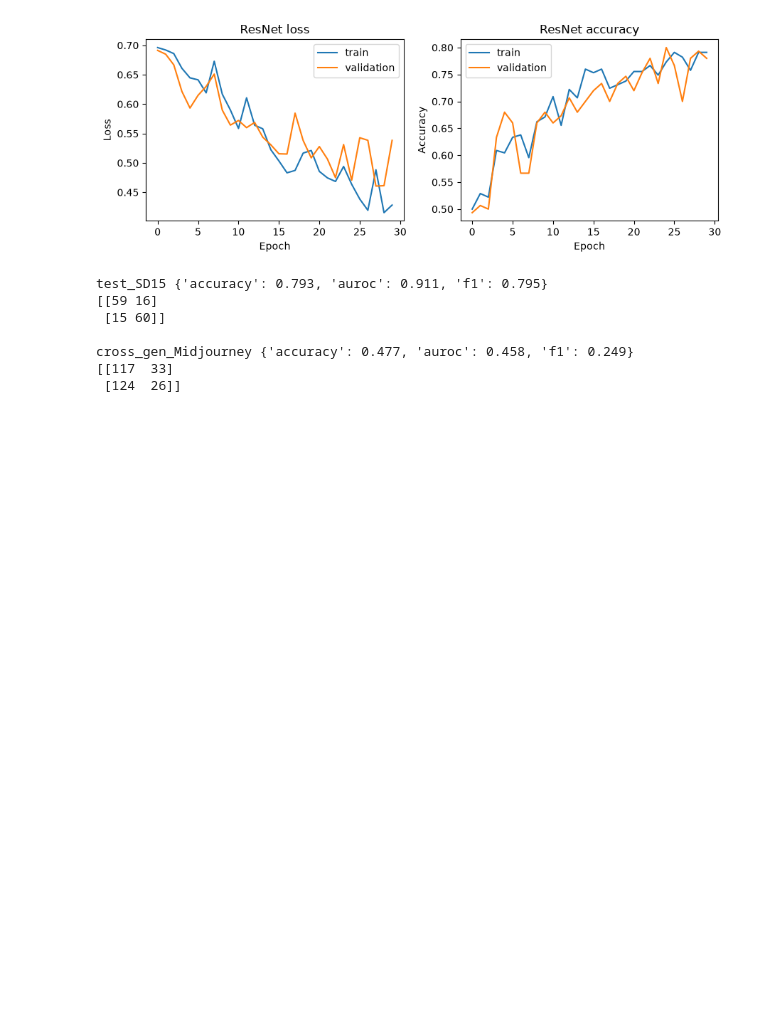
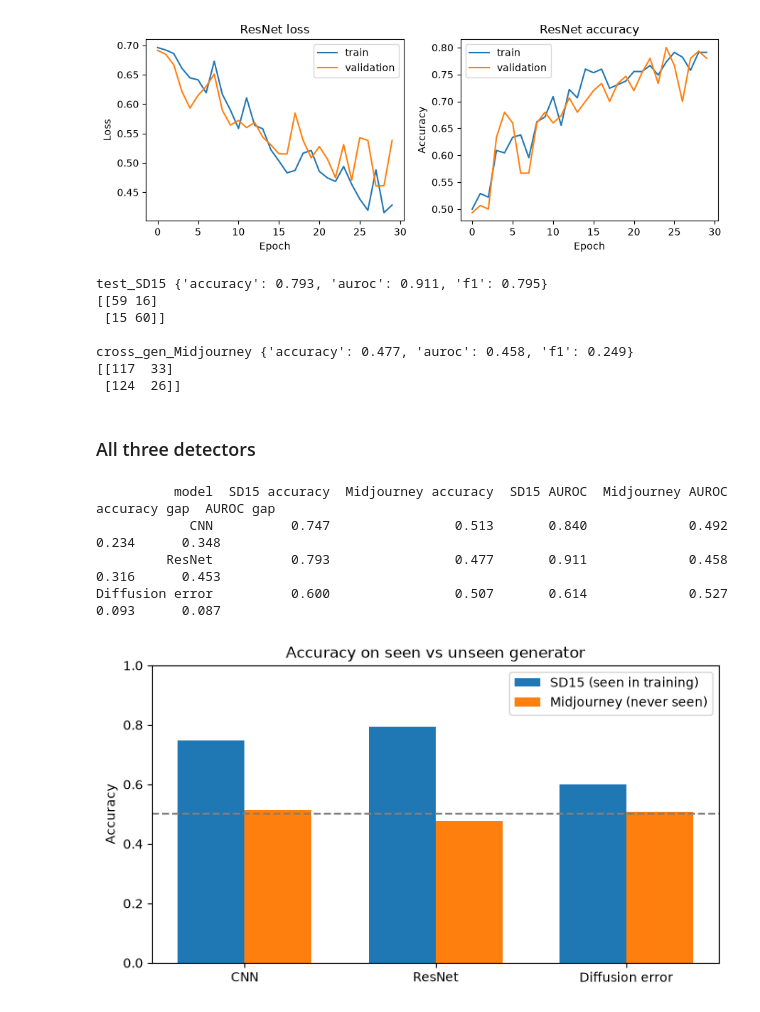
Before and after one commit to Rivier-Computer-Science/FA26-COMP-671-Muthineni, a Jupyter notebook: notebooks/Proj.ipynb, the cells around one changed output. Saved outputs shown, nothing was run; the diff lists cells and outputs as text; code cells hidden in the pictures; blank space fills up the shorter version.

Commit message:
Update comparison with ResNet

```diff
--- a/notebooks/Proj.ipynb
+++ b/notebooks/Proj.ipynb
@@ -831,3 +831,50 @@ test_SD15 {'accuracy': 0.793, 'auroc': 0.911, 'f1': 0.795}
 cross_gen_Midjourney {'accuracy': 0.477, 'auroc': 0.458, 'f1': 0.249}
 [[117  33]
  [124  26]]
+# %% [markdown]
+### All three detectors
+# %%
+files = {
+    "CNN": "../results/cnn_metrics.json",
+    "ResNet": "../results/resnet_metrics.json",
+    "Diffusion error": "../results/recon_metrics.json",
+}
+
+rows = []
+for model_name, path in files.items():
+    with open(path) as f:
+        m = json.load(f)
+    rows.append({
+        "model": model_name,
+        "SD15 accuracy": m["test_SD15"]["accuracy"],
+        "Midjourney accuracy": m["cross_gen_Midjourney"]["accuracy"],
+        "SD15 AUROC": m["test_SD15"]["auroc"],
+        "Midjourney AUROC": m["cross_gen_Midjourney"]["auroc"],
+    })
+
+comparison = pd.DataFrame(rows)
+comparison["accuracy gap"] = (comparison["SD15 accuracy"] - comparison["Midjourney accuracy"]).round(3)
+comparison["AUROC gap"] = (comparison["SD15 AUROC"] - comparison["Midjourney AUROC"]).round(3)
+comparison.to_csv("../results/comparison_table.csv", index=False)
+print(comparison.to_string(index=False))
+
+x = np.arange(len(comparison))
+width = 0.35
+plt.figure(figsize=(7, 4))
+plt.bar(x - width / 2, comparison["SD15 accuracy"], width, label="SD15 (seen in training)")
+plt.bar(x + width / 2, comparison["Midjourney accuracy"], width, label="Midjourney (never seen)")
+plt.axhline(0.5, color="gray", linestyle="--")
+plt.xticks(x, comparison["model"])
+plt.ylabel("Accuracy")
+plt.ylim(0, 1)
+plt.title("Accuracy on seen vs unseen generator")
+plt.legend()
+plt.tight_layout()
+plt.savefig("../results/comparison_chart.png", dpi=150)
+plt.show()
+# %% [output]
+          model  SD15 accuracy  Midjourney accuracy  SD15 AUROC  Midjourney AUROC  accuracy gap  AUROC gap
+            CNN          0.747                0.513       0.840             0.492         0.234      0.348
+         ResNet          0.793                0.477       0.911             0.458         0.316      0.453
+Diffusion error          0.600                0.507       0.614             0.527         0.093      0.087
+[figure, added]
```
Also changed, not shown: 2 other files.
